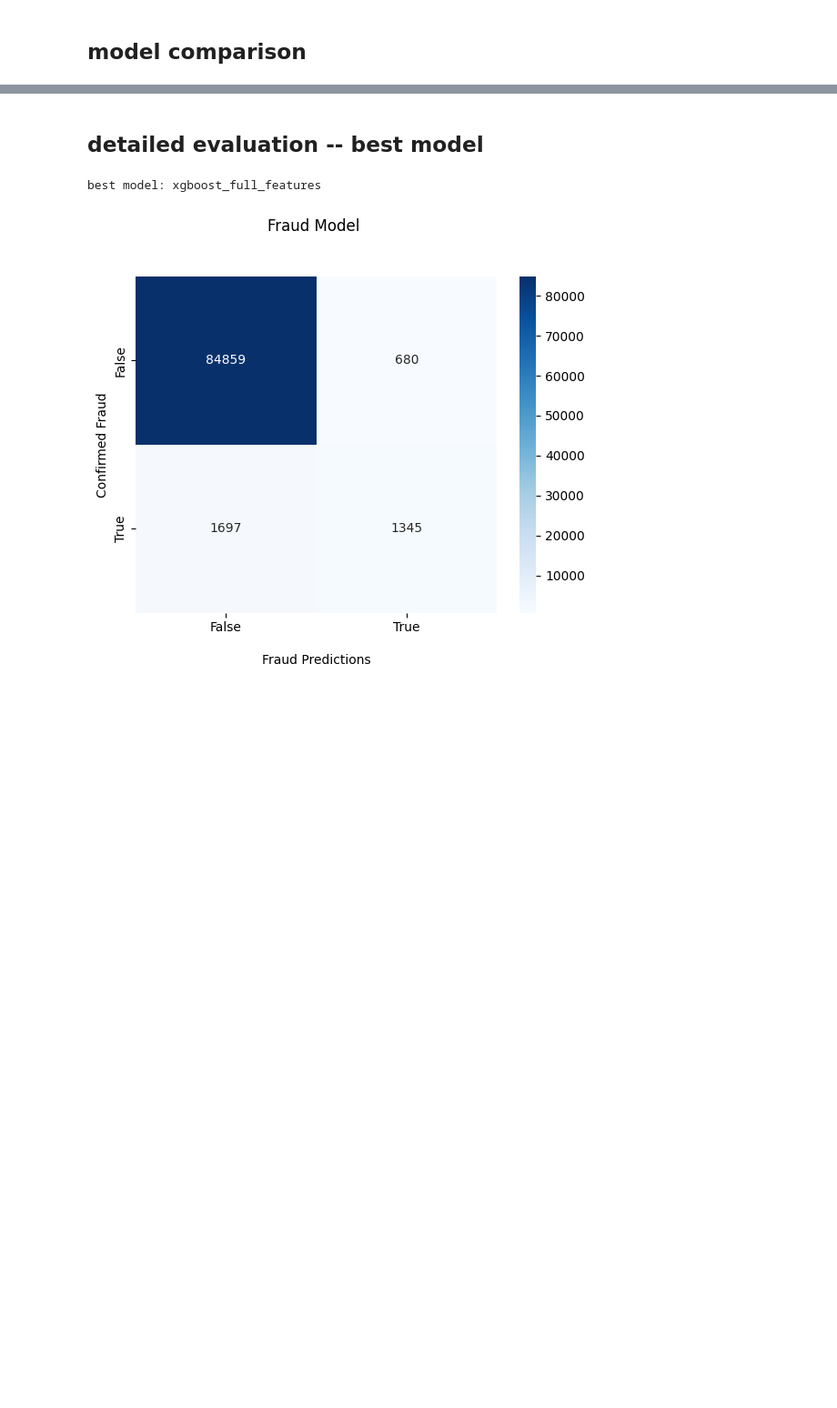
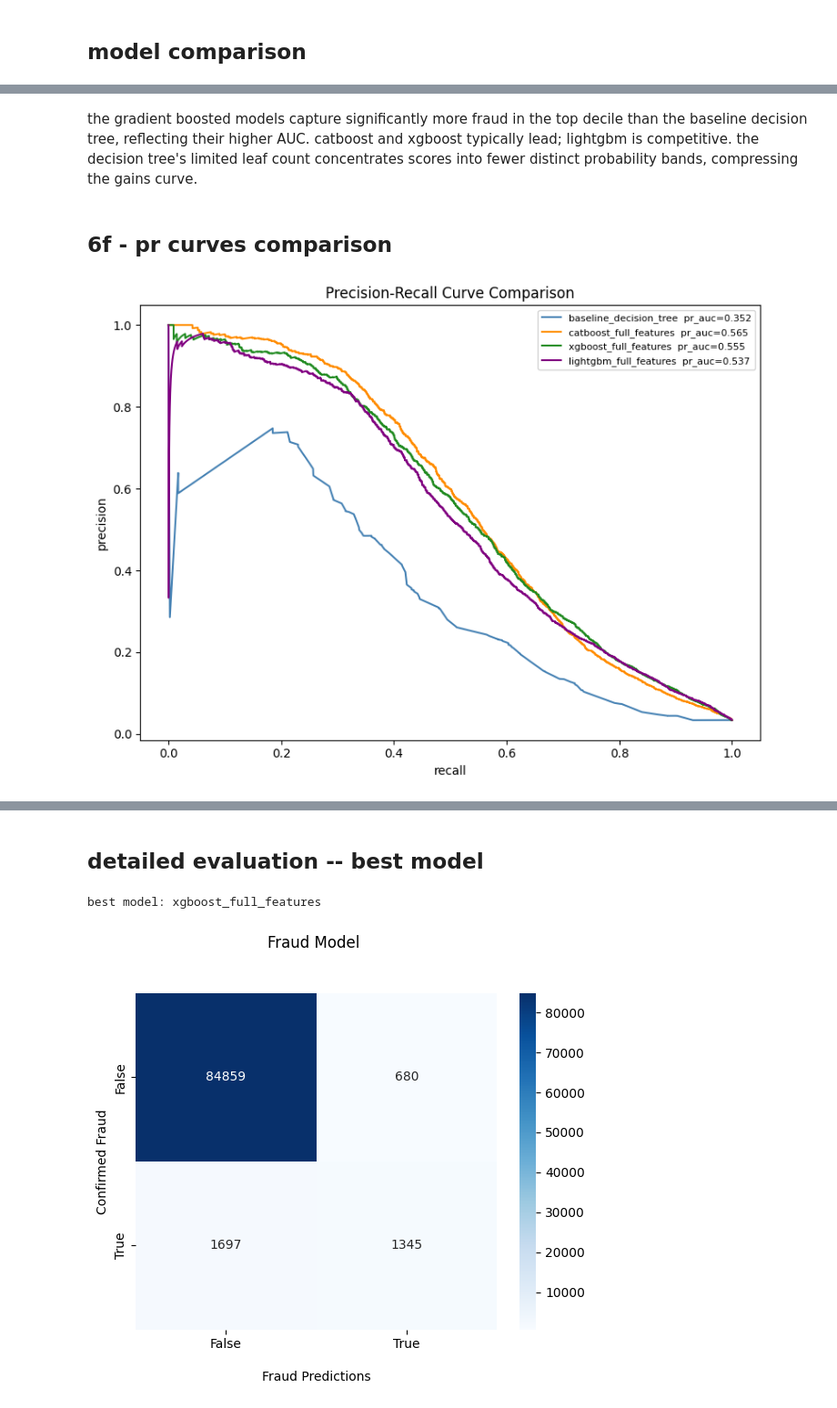
Before and after one commit to TimFlocke/fraud_model, a Jupyter notebook: notebooks/06_model_training.ipynb, the cells around one changed output, grey strips where cells are left out. Shown at 91% size. Saved outputs shown, nothing was run; the diff lists cells and outputs as text; code cells hidden in the pictures; blank space fills up the shorter version.

```diff
--- a/notebooks/06_model_training.ipynb
+++ b/notebooks/06_model_training.ipynb
@@ -221,0 +329,13 @@ display(comparison)
+# %%
+decile_results = {}
+
+for name, proba in zip(model_names, probas):
+    print(f'\n--- {name} ---')
+    df_dec = pd.DataFrame({
+        'TransactionID': range(len(y_val)),
+        config.TARGET: y_val.values,
+        name: proba,
+    })
+    tbl = score_deciles(df_dec, uid='TransactionID', score=name, target=config.TARGET)
+    decile_results[name] = tbl
+    display(tbl)
@@ -221,0 +399,25 @@ display(comparison)
+# %% [markdown]
+
+the gradient boosted models capture significantly more fraud in the top decile than the baseline decision tree, reflecting their higher AUC. catboost and xgboost typically lead; lightgbm is competitive. the decision tree's limited leaf count concentrates scores into fewer distinct probability bands, compressing the gains curve.
+# %% [markdown]
+## 6f - pr curves comparison
+# %%
+from sklearn.metrics import average_precision_score, precision_recall_curve
+
+fig, ax = plt.subplots(figsize=(8, 6))
+
+for name, proba, color in zip(model_names, probas, colors):
+    precision, recall, _ = precision_recall_curve(y_val.values, proba)
+    pr_auc = average_precision_score(y_val.values, proba)
+    ax.plot(recall, precision, label=f'{name}  pr_auc={pr_auc:.3f}', color=color)
+
+ax.set_xlabel('recall')
+ax.set_ylabel('precision')
+ax.set_title('Precision-Recall Curve Comparison')
+ax.legend(loc='upper right', fontsize=8)
+fig.tight_layout()
+fig.savefig(config.PLOTS_PATH / 'pr_curves_comparison.png', dpi=150, bbox_inches='tight')
+plt.show()
+plt.close()
+# %% [output]
+[figure, added]
```
Also changed, not shown: parts of 14 cells of this notebook, 6 other files.
